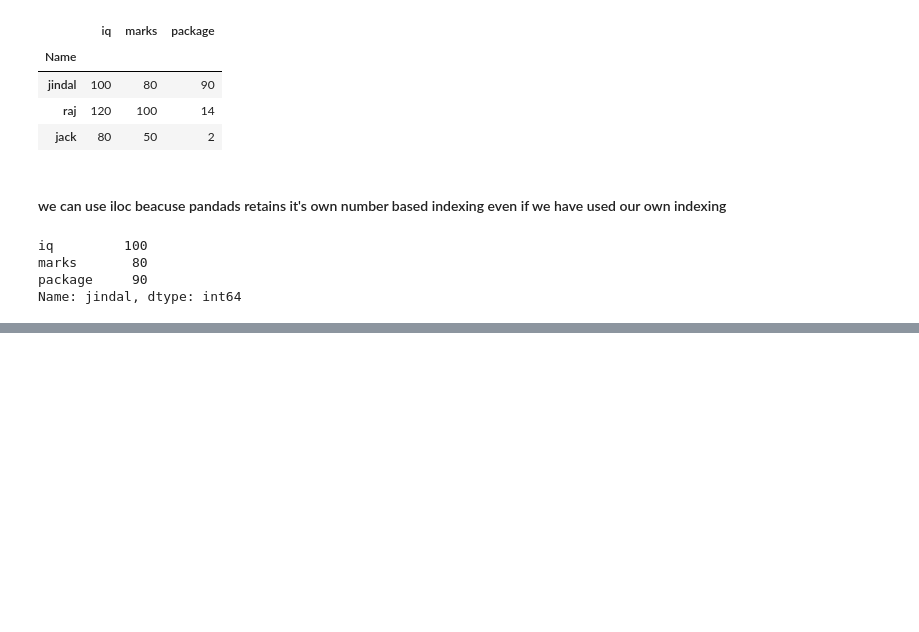
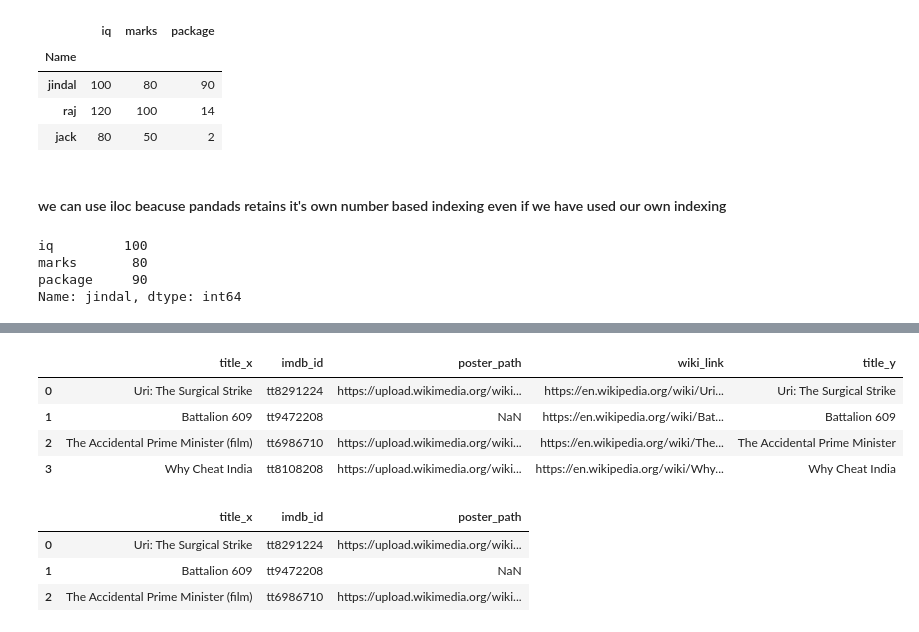
Before and after one commit to swayam-learning/prep, a Jupyter notebook: pandas2.ipynb, the cells around one changed output, grey strips where cells are left out. Saved outputs shown, nothing was run; the diff lists cells and outputs as text; code cells hidden in the pictures; blank space fills up the shorter version.

```diff
--- a/pandas2.ipynb
+++ b/pandas2.ipynb
@@ -449,0 +461,15 @@ Name: jindal, dtype: int64
+# %%
+movies.iloc[0:4,0:5]
+# %% [output]
+|  | title_x | imdb_id | poster_path | wiki_link | title_y |
+| 0 | Uri: The Surgical Strike | tt8291224 | https://upload.wikimedia.org/wiki... | https://en.wikipedia.org/wiki/Uri... | Uri: The Surgical Strike |
+| 1 | Battalion 609 | tt9472208 | NaN | https://en.wikipedia.org/wiki/Bat... | Battalion 609 |
+| 2 | The Accidental Prime Minister (film) | tt6986710 | https://upload.wikimedia.org/wiki... | https://en.wikipedia.org/wiki/The... | The Accidental Prime Minister |
+| 3 | Why Cheat India | tt8108208 | https://upload.wikimedia.org/wiki... | https://en.wikipedia.org/wiki/Why... | Why Cheat India |
+# %%
+movies.loc[0:2,"title_x":"poster_path"]
+# %% [output]
+|  | title_x | imdb_id | poster_path |
+| 0 | Uri: The Surgical Strike | tt8291224 | https://upload.wikimedia.org/wiki... |
+| 1 | Battalion 609 | tt9472208 | NaN |
+| 2 | The Accidental Prime Minister (film) | tt6986710 | https://upload.wikimedia.org/wiki... |
```
Also changed, not shown: parts of 20 cells of this notebook.
